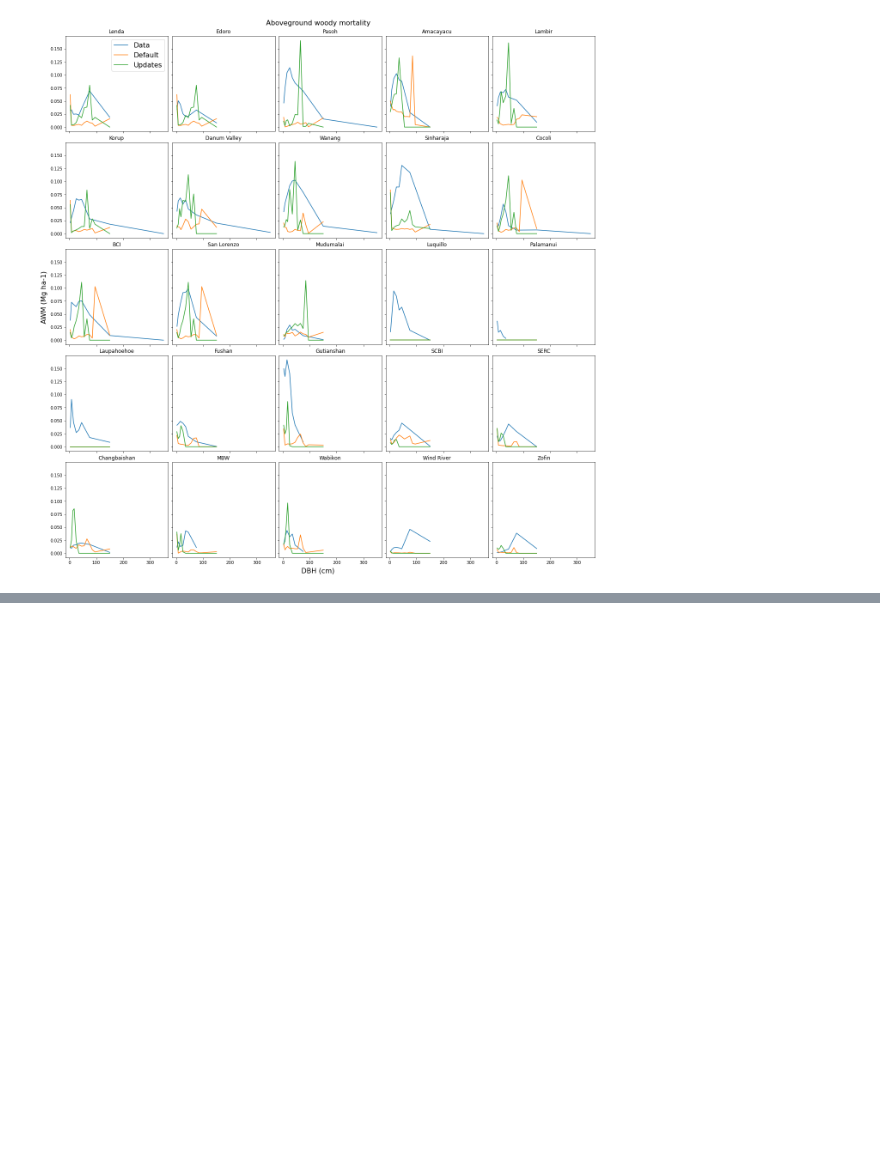
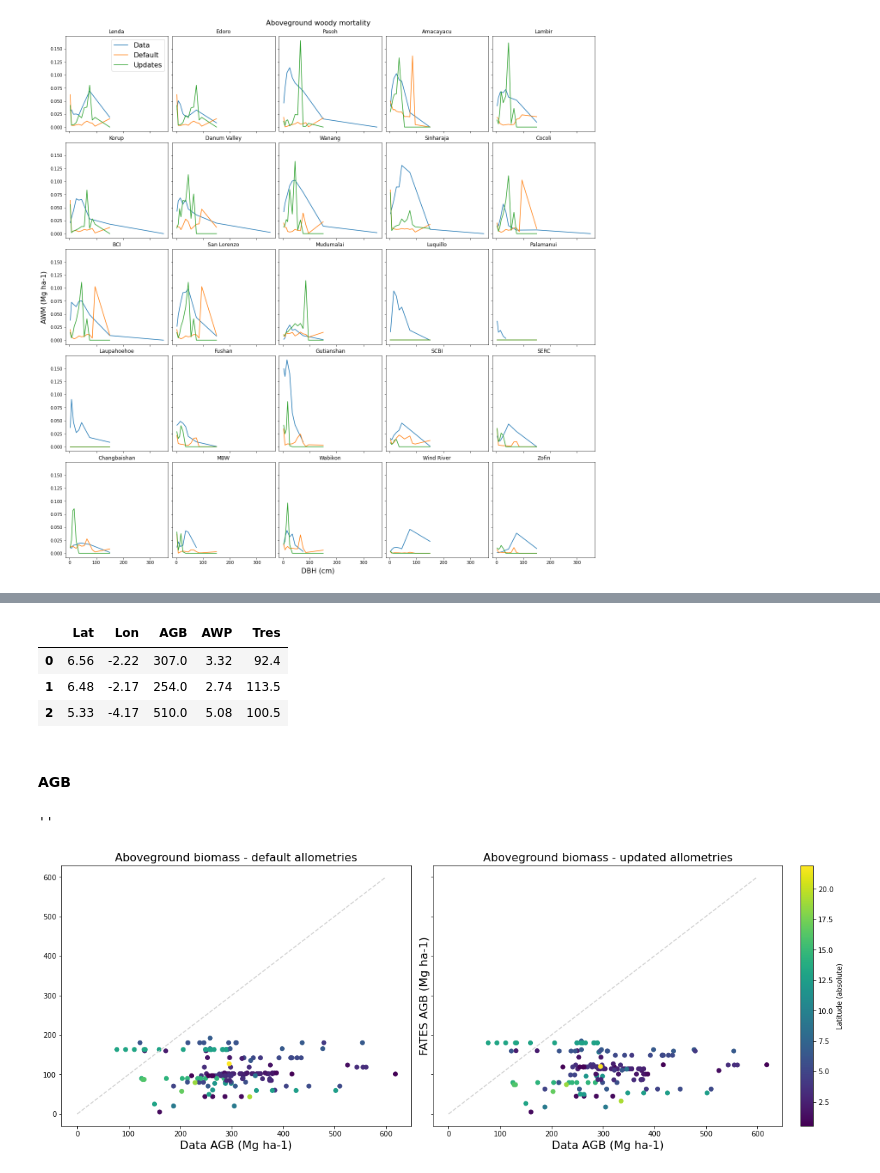
Before and after one commit to JessicaNeedham/FATES-plotting-scripts, a Jupyter notebook: nocomp_allometry_size_dists.ipynb, the cells around one changed output, grey strips where cells are left out. Cells and saved outputs as stored; diff of their text form; code cells hidden in the pictures; blank space fills up the shorter version.

Commit message:
update nocomp allometry comparison to data

```diff
--- a/nocomp_allometry_size_dists.ipynb
+++ b/nocomp_allometry_size_dists.ipynb
@@ -226,0 +229,49 @@ Text(0.5, 0.01, 'DBH (cm)')
+# %%
+df_gal = pd.read_csv('/global/homes/j/jneedham/plot_data/Galbraith_etal_2013_table_S1.csv')
+new_colnames = ['Lat', 'Lon', 'AGB', 'AWP', 'Tres']
+df_gal.columns = new_colnames
+df_gal.head(3)
+# %% [output]
+|  | Lat | Lon | AGB | AWP | Tres |
+| 0 | 6.56 | -2.22 | 307.0 | 3.32 | 92.4 |
+| 1 | 6.48 | -2.17 | 254.0 | 2.74 | 113.5 |
+| 2 | 5.33 | -4.17 | 510.0 | 5.08 | 100.5 |
+# %%
+gal_lats = df_gal.Lat
+gal_lons = df_gal.Lon
+# convert to 0 to 360
+gal_lons  = [convert_longitude(lon) for  lon in gal_lons]
+
+n_plots_gal = len(gal_lats)
+# %% [markdown]
+#### AGB
+# %%
+agb_gal = df_gal.AGB
+# %%
+agbs_fates_gal = []
+agbs_allom_fates_gal = []
+
+# extract grid cells
+for i in range(0,n_plots_gal) :
+    agbs_fates_gal.append(fates_agb.sel(lat=gal_lats[i], lon=gal_lons[i], method='nearest').sum(dim='fates_levscls'))
+    agbs_allom_fates_gal.append(fates_allom_agb.sel(lat=gal_lats[i], lon=gal_lons[i], method='nearest').sum(dim='fates_levscls'))
+# %%
+fig, ((fax0, fax1)) = plt.subplots(nrows=1, ncols=2, figsize=(16,6), sharey=True, constrained_layout=True)
+
+fax0.scatter(agb_gal, agbs_fates_gal, c=abs(gal_lats), cmap='viridis')
+fax0.plot(np.arange(600), np.arange(600), linestyle='--',  color='lightgrey')
+fax0.set_title('Aboveground biomass - default allometries', fontsize=16)
+fax0.set_xlabel('Data AGB (Mg ha-1)', fontsize=16)
+
+cs = fax1.scatter(agb_gal, agbs_allom_fates_gal, c=abs(gal_lats), cmap='viridis')
+fax1.plot(np.arange(600), np.arange(600), linestyle='--',  color='lightgrey')
+fax1.set_title('Aboveground biomass - updated allometries', fontsize=16)
+fax1.set_ylabel('FATES AGB (Mg ha-1)', fontsize=16)
+fax1.set_xlabel('Data AGB (Mg ha-1)', fontsize=16)
+
+cbar =  plt.colorbar(cs, ax=fax1)
+cbar.set_label('Latitude (absolute)')
+;
+# %% [output]
+''
+[figure, added]
```
Also changed, not shown: parts of 15 cells of this notebook.
